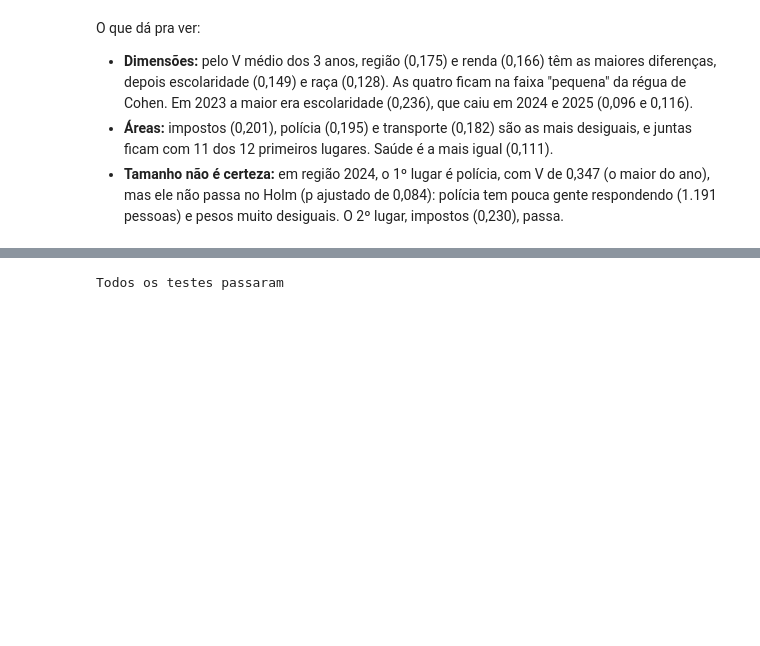
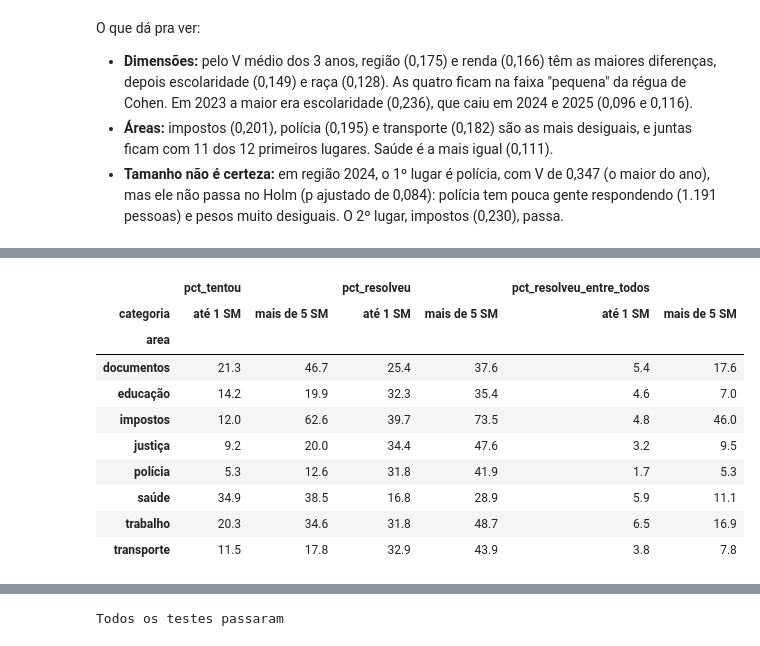
Before and after one commit to RdgsPedro/apartheid-digital, a Jupyter notebook: notebooks/03_testes.ipynb, the cells around one changed output, grey strips where cells are left out. Saved outputs shown, nothing was run; the diff lists cells and outputs as text; code cells hidden in the pictures; blank space fills up the shorter version.

```diff
--- a/notebooks/03_testes.ipynb
+++ b/notebooks/03_testes.ipynb
@@ -897,0 +924,25 @@ O que dá pra ver:
+# %%
+# tentou_X: 1 = tentou usar o serviço pela internet (G1 = 1), 0 = não tentou. O NS/NR (NaN) vira 0, como a CETIC faz
+for letra in nomes_areas:
+    base[f'tentou_{letra}'] = (base[f'G1_{letra}'] == 1).astype(float)
+
+# O mesmo loop do tabelão (seção 7), com 2 trocas: entra todo mundo do grupo, e a coluna é tentou_X
+linhas = []
+for ano in [2023, 2024, 2025]:
+    d = base[base['ano'] == ano]                                       # todos os usuários do ano
+    for letra, nome_area in nomes_areas.items():
+        if letra == 'H' and ano != 2025:                               # justiça só existe em 2025
+            continue
+        for coluna_grupo, nomes in grupos.items():
+            for codigo, nome in nomes.items():
+                grupo = d[d[coluna_grupo] == codigo]                   # todo mundo do grupo, tentou ou não
+                linha = estimativa_com_ic(grupo, f'tentou_{letra}', ano)
+                linha.update({'ano': ano, 'area': nome_area, 'dimensao': coluna_grupo, 'categoria': nome})
+                linhas.append(linha)
+
+tabelao_g1 = pd.DataFrame(linhas)
+tabelao_g1['aviso'] = tabelao_g1['cv'] > 30                            # decisão nº 4, igual ao tabelão
+tabelao_g1 = tabelao_g1[['ano', 'area', 'dimensao', 'categoria', 'n', 'pct', 'ep', 'ic_inf', 'ic_sup', 'cv', 'aviso']]
+print(tabelao_g1.shape)
+print(tabelao_g1['aviso'].sum(), 'de', len(tabelao_g1), 'linhas com CV acima de 30%')
+print(tabelao_g1[tabelao_g1['aviso']]['categoria'].value_counts())
@@ -897,0 +963,11 @@ O que dá pra ver:
+# %%
+# O G1 e o G2 na mesma linha
+chaves_tabela = ['ano', 'area', 'dimensao', 'categoria']
+lado_a_lado = tabelao_g1[chaves_tabela + ['pct']].merge(tabelao[chaves_tabela + ['pct']], on=chaves_tabela,
+                                                        suffixes=('_tentou', '_resolveu'), validate='one_to_one')
+
+# A conta do brinquedo: de todos os usuários do grupo, quantos % resolveram tudo pela internet
+lado_a_lado['pct_resolveu_entre_todos'] = (lado_a_lado['pct_tentou'] * lado_a_lado['pct_resolveu'] / 100).round(1)
+
+# Brasil, 2025
+lado_a_lado[(lado_a_lado['ano'] == 2025) & (lado_a_lado['categoria'] == 'Brasil')]
@@ -897,0 +984,16 @@ O que dá pra ver:
+# %%
+# As duas pontas da renda em 2025: até 1 SM e mais de 5 SM
+pontas = lado_a_lado[(lado_a_lado['ano'] == 2025) & lado_a_lado['categoria'].isin(['até 1 SM', 'mais de 5 SM'])]
+pontas.pivot(index='area', columns='categoria', values=['pct_tentou', 'pct_resolveu', 'pct_resolveu_entre_todos'])
+# %% [output]
+|  | pct_tentou |  | pct_resolveu |  | pct_resolveu_entre_todos |  |
+| categoria | até 1 SM | mais de 5 SM | até 1 SM | mais de 5 SM | até 1 SM | mais de 5 SM |
+| area |  |  |  |  |  |  |
+| documentos | 21.3 | 46.7 | 25.4 | 37.6 | 5.4 | 17.6 |
+| educação | 14.2 | 19.9 | 32.3 | 35.4 | 4.6 | 7.0 |
+| impostos | 12.0 | 62.6 | 39.7 | 73.5 | 4.8 | 46.0 |
+| justiça | 9.2 | 20.0 | 34.4 | 47.6 | 3.2 | 9.5 |
+| polícia | 5.3 | 12.6 | 31.8 | 41.9 | 1.7 | 5.3 |
+| saúde | 34.9 | 38.5 | 16.8 | 28.9 | 5.9 | 11.1 |
+| trabalho | 20.3 | 34.6 | 31.8 | 48.7 | 6.5 | 16.9 |
+| transporte | 11.5 | 17.8 | 32.9 | 43.9 | 3.8 | 7.8 |
```
Also changed, not shown: parts of 25 cells of this notebook, 7 other files.
